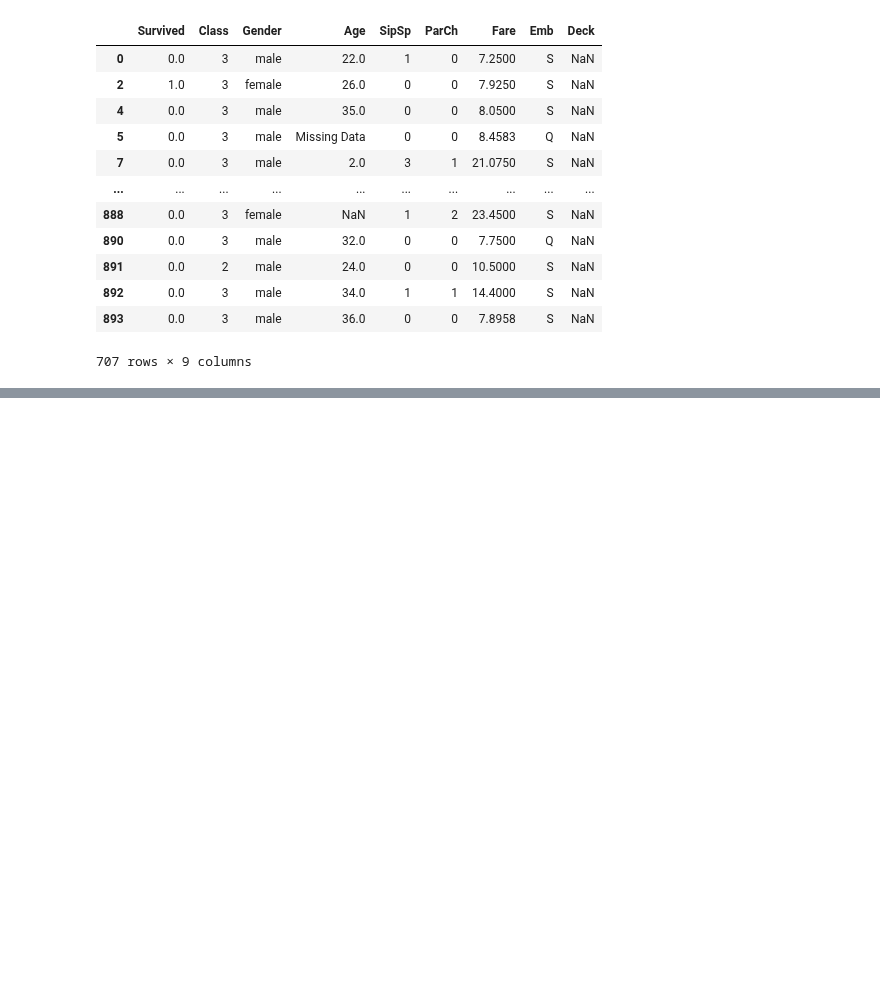
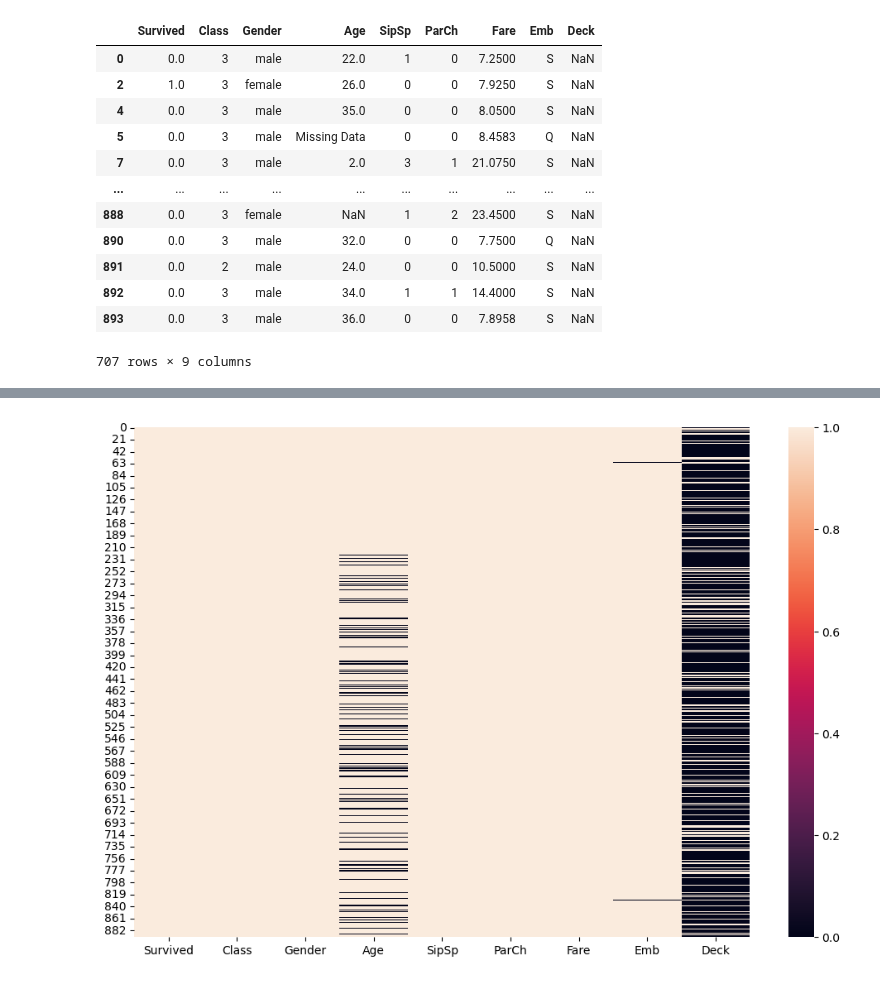
Before and after one commit to alchemistbg/udemy-the-complete-pandas-bootcamp, a Jupyter notebook: Section-13/Cleaning_Data.ipynb, the cells around one changed output, grey strips where cells are left out. Drawn from its saved outputs; the diff is of its cells as text; code cells hidden in the pictures; blank space fills up the shorter version.

```diff
--- a/Section-13/Cleaning_Data.ipynb
+++ b/Section-13/Cleaning_Data.ipynb
@@ -643,0 +723,6 @@ titanic[titanic.isna().any(axis = 1)]
+# %%
+plt.figure(figsize = (12, 8))
+sns.heatmap(titanic.notna())
+plt.show()
+# %% [output]
+[figure, added]
```
Also changed, not shown: parts of 49 cells of this notebook.
